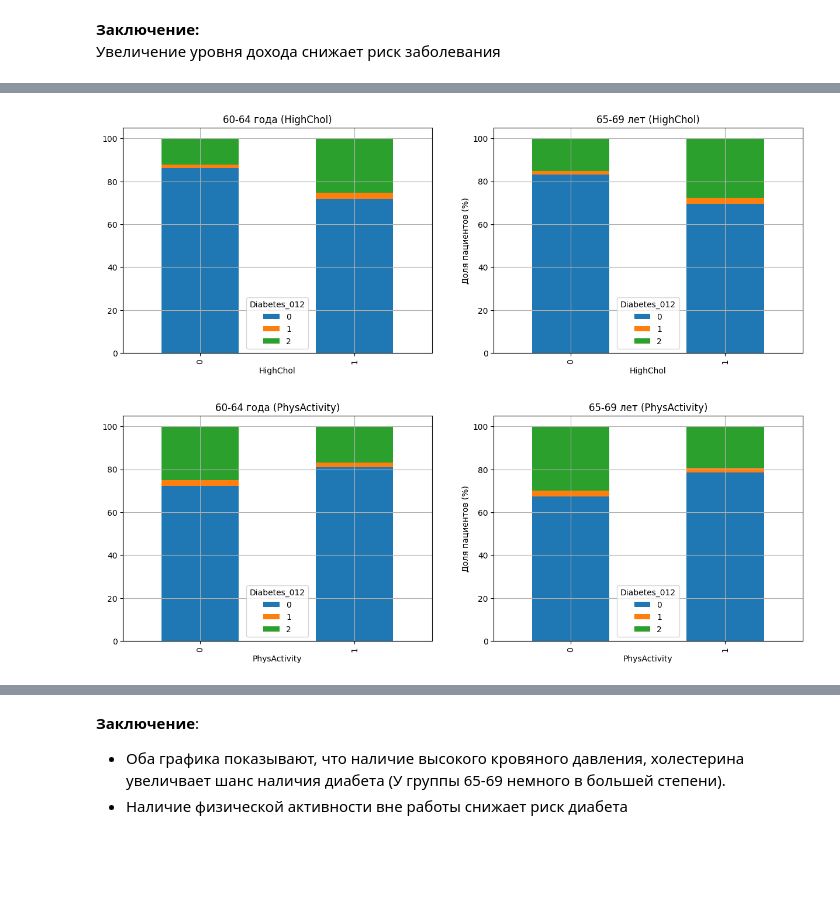
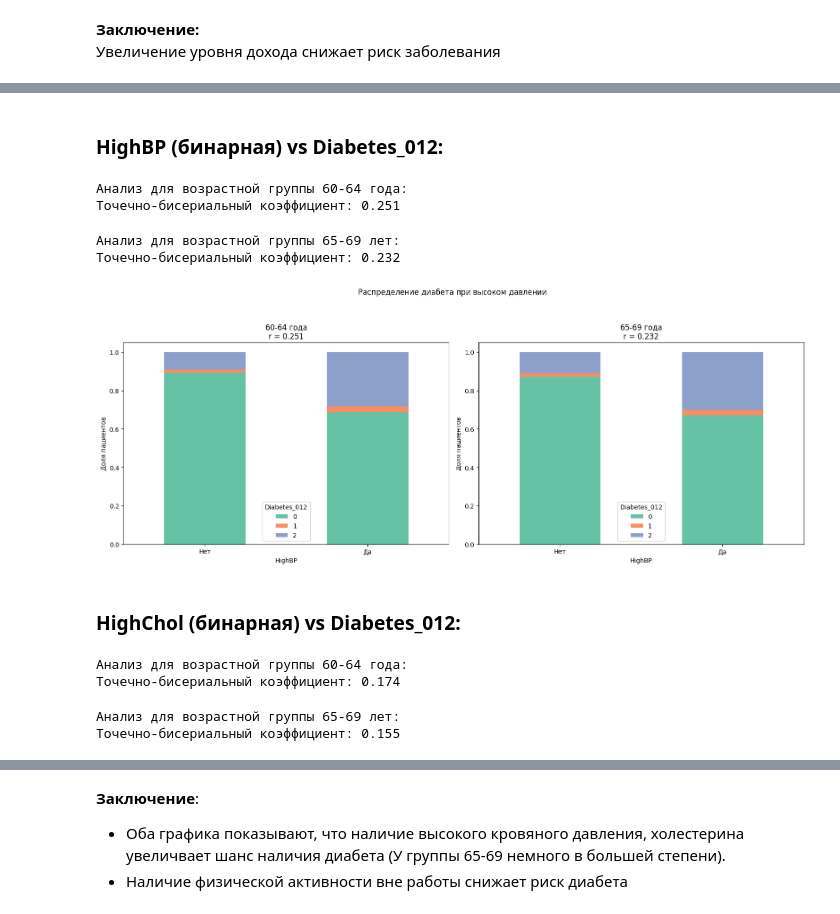
Before and after one commit to AlexeyRau/OMGTU, a Jupyter notebook: 2 курс/4 семестр/Машинное обучение/Лабораторная работа №1. Исследовательский анализ данных (EDA)/Ex1_c.ipynb, the cells around one changed output, grey strips where cells are left out. Saved outputs shown, nothing was run; the diff lists cells and outputs as text; code cells hidden in the pictures; blank space fills up the shorter version.

```diff
--- a/2 курс/4 семестр/Машинное обучение/Лабораторная работа №1. Исследовательский анализ данных (EDA)/Ex1_c.ipynb
+++ b/2 курс/4 семестр/Машинное обучение/Лабораторная работа №1. Исследовательский анализ данных (EDA)/Ex1_c.ipynb
@@ -455,22 +469,50 @@ plt.show()
-# %%
-highchol_diabetes_9 = pd.crosstab(group_9['HighChol'], group_9['Diabetes_012'], normalize='index')*100
-highchol_diabetes_10 = pd.crosstab(group_10['HighChol'], group_10['Diabetes_012'], normalize='index')*100
-
-fig, axes = plt.subplots(1, 2, figsize=(15,5))
-highchol_diabetes_9.plot(kind='bar', stacked=True, ax=axes[0], title='60-64 года (HighChol)', grid=True)
-highchol_diabetes_10.plot(kind='bar', stacked=True, ax=axes[1], title='65-69 лет (HighChol)', grid=True)
-plt.ylabel('Доля пациентов (%)')
-plt.show()
-# %% [output]
-[figure, removed]
-# %%
-physact_diabetes_9 = pd.crosstab(group_9['PhysActivity'], group_9['Diabetes_012'], normalize='index')*100
-physact_diabetes_10 = pd.crosstab(group_10['PhysActivity'], group_10['Diabetes_012'], normalize='index')*100
-
-fig, axes = plt.subplots(1, 2, figsize=(15,5))
-physact_diabetes_9.plot(kind='bar', stacked=True, ax=axes[0], title='60-64 года (PhysActivity)', grid=True)
-physact_diabetes_10.plot(kind='bar', stacked=True, ax=axes[1], title='65-69 лет (PhysActivity)', grid=True)
-plt.ylabel('Доля пациентов (%)')
-plt.show()
-# %% [output]
-[figure, removed]
+# %% [markdown]
+### HighBP (бинарная) vs Diabetes_012:
+# %%
+print("Анализ для возрастной группы 60-64 года:")
+corr, p = pointbiserialr(group_9['HighBP'], group_9['Diabetes_012'])
+print(f"Точечно-бисериальный коэффициент: {corr:.3f}")
+# %% [output]
+Анализ для возрастной группы 60-64 года:
+Точечно-бисериальный коэффициент: 0.251
+# %%
+print("Анализ для возрастной группы 65-69 лет:")
+corr, p = pointbiserialr(group_10['HighBP'], group_10['Diabetes_012'])
+print(f"Точечно-бисериальный коэффициент: {corr:.3f}")
+# %% [output]
+Анализ для возрастной группы 65-69 лет:
+Точечно-бисериальный коэффициент: 0.232
+# %%
+fig, axes = plt.subplots(1, 2, figsize=(16, 6))
+
+for i, (age_group, data) in enumerate(zip(['60-64', '65-69'], [group_9, group_10])):
+    ct = pd.crosstab(data['HighBP'], data['Diabetes_012'], normalize='index')
+    ct.plot(kind='bar', stacked=True, ax=axes[i],
+           color=['#66c2a5','#fc8d62','#8da0cb'])
+
+    r = pointbiserialr(data['HighBP'], data['Diabetes_012'])[0]
+    axes[i].set_title(f'{age_group} года\nr = {r:.3f}')
+    axes[i].set_xticklabels(['Нет', 'Да'], rotation=0)
+    axes[i].set_ylabel('Доля пациентов')
+
+plt.suptitle('Распределение диабета при высоком давлении', y=1.05)
+plt.tight_layout()
+plt.show()
+# %% [output]
+[figure, added]
+# %% [markdown]
+### HighChol (бинарная) vs Diabetes_012:
+# %%
+print("Анализ для возрастной группы 60-64 года:")
+corr, p = pointbiserialr(group_9['HighChol'], group_9['Diabetes_012'])
+print(f"Точечно-бисериальный коэффициент: {corr:.3f}")
+# %% [output]
+Анализ для возрастной группы 60-64 года:
+Точечно-бисериальный коэффициент: 0.174
+# %%
+print("Анализ для возрастной группы 65-69 лет:")
+corr, p = pointbiserialr(group_10['HighChol'], group_10['Diabetes_012'])
+print(f"Точечно-бисериальный коэффициент: {corr:.3f}")
+# %% [output]
+Анализ для возрастной группы 65-69 лет:
+Точечно-бисериальный коэффициент: 0.155
```
Also changed, not shown: parts of 45 cells of this notebook.
